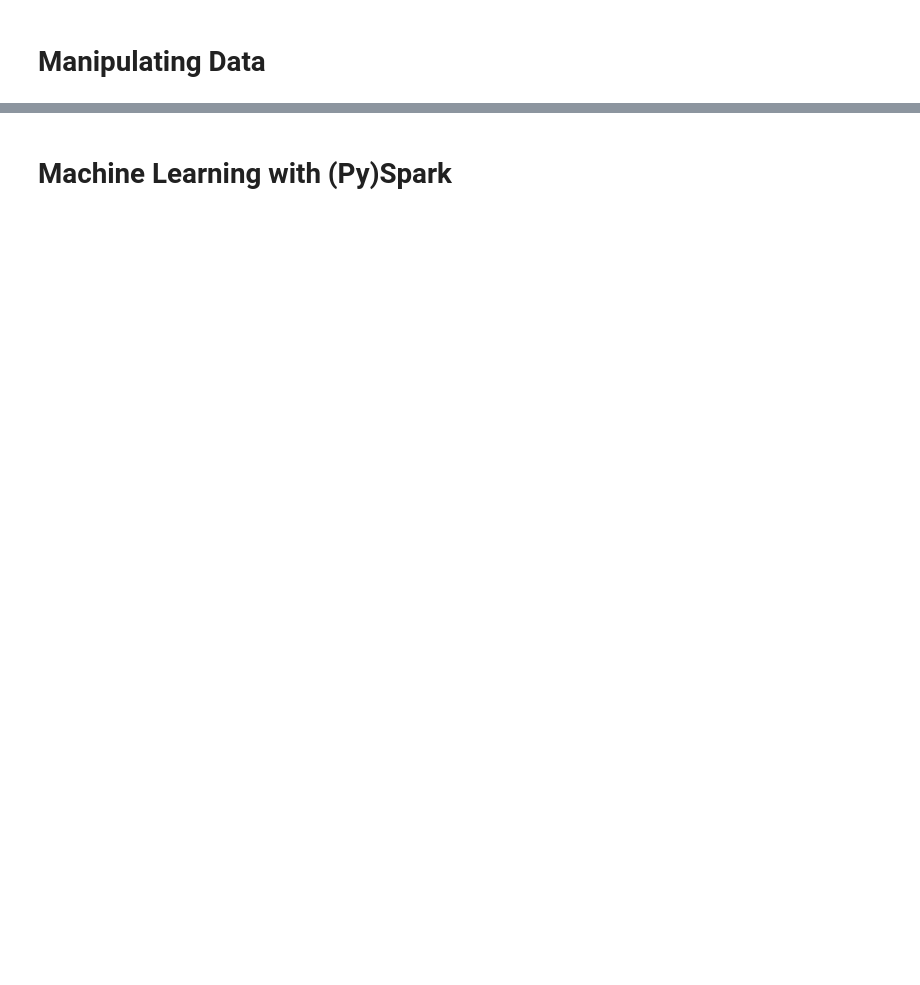
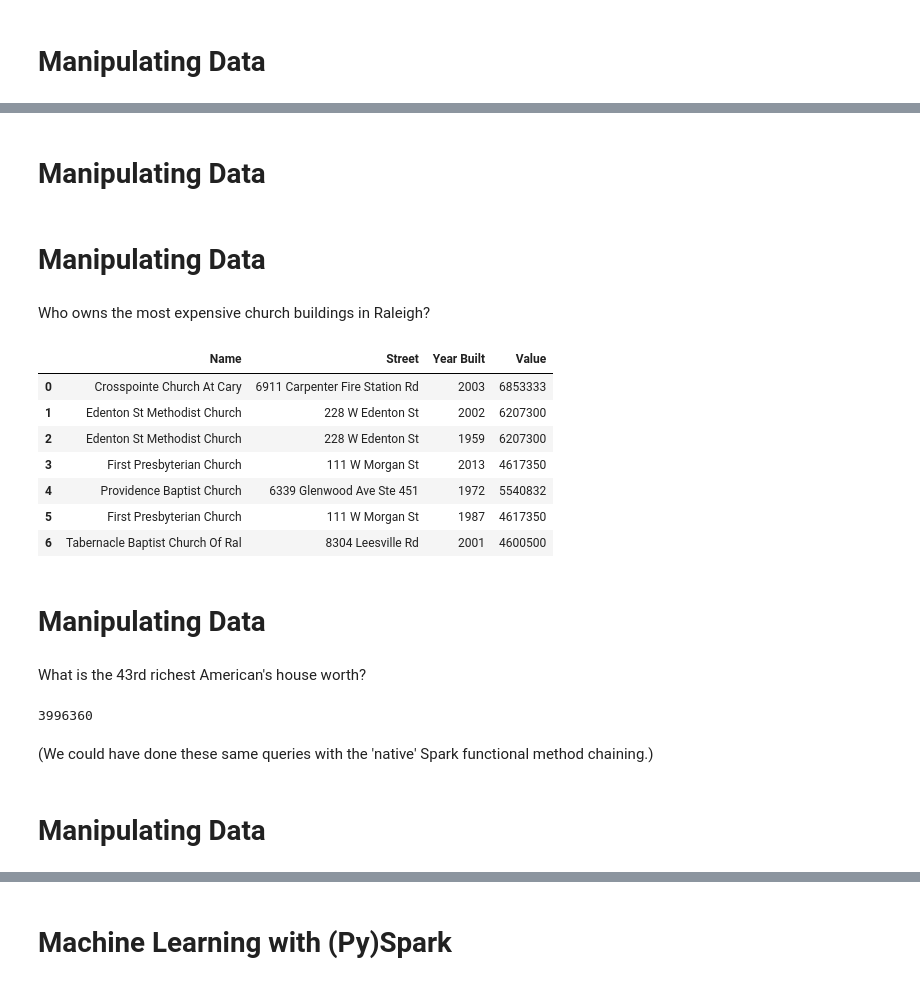
Before and after one commit to tdhopper/rta-pyspark-presentation, a Jupyter notebook: slides.ipynb, the cells around one changed output, grey strips where cells are left out. Cells and saved outputs as stored; diff of their text form; code cells hidden in the pictures; blank space fills up the shorter version.

```diff
--- a/slides.ipynb
+++ b/slides.ipynb
@@ -256,0 +318,3 @@ sqlContext.sql("SELECT count(col) FROM (SELECT vertex as col FROM star WHERE zdc
+# %%
+raw_real_estate = sc.textFile("all.txt")
+print raw_real_estate.take(1)[0][:250]
@@ -256,0 +325,59 @@ sqlContext.sql("SELECT count(col) FROM (SELECT vertex as col FROM star WHERE zdc
+# %% [markdown]
+# Manipulating Data
+# %%
+wake_county_real_estate = raw_real_estate.map(lambda row:
+        dict(
+         owner = row[0:35].strip().title(),
+         last_name = row[0:35].strip().title().split(",")[0],
+         address = row[70:105].strip().title(),
+         sale_price = int(row[273:(284)].strip() or -1),
+         value = int(row[305:(316)].strip() or -1),
+         use = int(row[653:656].strip() or -1),
+         heated_area = int(row[471:482].strip() or -1),
+         year_built = int(row[455:459].strip() or -1),
+         height = row[509:510].strip(),
+        ))
+
+sqlContext = SQLContext(sc)
+schemaWake = sqlContext.inferSchema(wake_county_real_estate.map(lambda d: Row(**d))) \
+                       .registerTempTable("wake")
+# %% [markdown]
+# Manipulating Data
+# %% [markdown]
+Who owns the most expensive church buildings in Raleigh?
+# %%
+pd.DataFrame.from_records(
+    sqlContext.sql("""SELECT DISTINCT owner, address,
+                                      year_built, value
+        FROM wake
+        WHERE value > 4000000 AND
+              use = 66 AND
+              owner LIKE '%Church%'
+        """).collect(),
+columns=["Name","Street","Year Built","Value"])
+# %% [output]
+|  | Name | Street | Year Built | Value |
+| 0 | Crosspointe Church At Cary | 6911 Carpenter Fire Station Rd | 2003 | 6853333 |
+| 1 | Edenton St Methodist Church | 228 W Edenton St | 2002 | 6207300 |
+| 2 | Edenton St Methodist Church | 228 W Edenton St | 1959 | 6207300 |
+| 3 | First Presbyterian Church | 111 W Morgan St | 2013 | 4617350 |
+| 4 | Providence Baptist Church | 6339 Glenwood Ave Ste 451 | 1972 | 5540832 |
+| 5 | First Presbyterian Church | 111 W Morgan St | 1987 | 4617350 |
+| 6 | Tabernacle Baptist Church Of Ral | 8304 Leesville Rd | 2001 | 4600500 |
+# %% [markdown]
+# Manipulating Data
+# %% [markdown]
+What is the 43rd richest American's house worth?
+# %%
+sqlContext.sql("""SELECT MAX(value) as price
+                  FROM wake
+                  WHERE owner
+                  LIKE 'Goodnight, James H% & Ann B%'
+                  GROUP BY last_name
+                  """).collect()[0].price
+# %% [output]
+3996360
+# %% [markdown]
+(We could have done these same queries with the 'native' Spark functional method chaining.)
+# %% [markdown]
+# Manipulating Data
```
Also changed, not shown: parts of 60 cells of this notebook.
